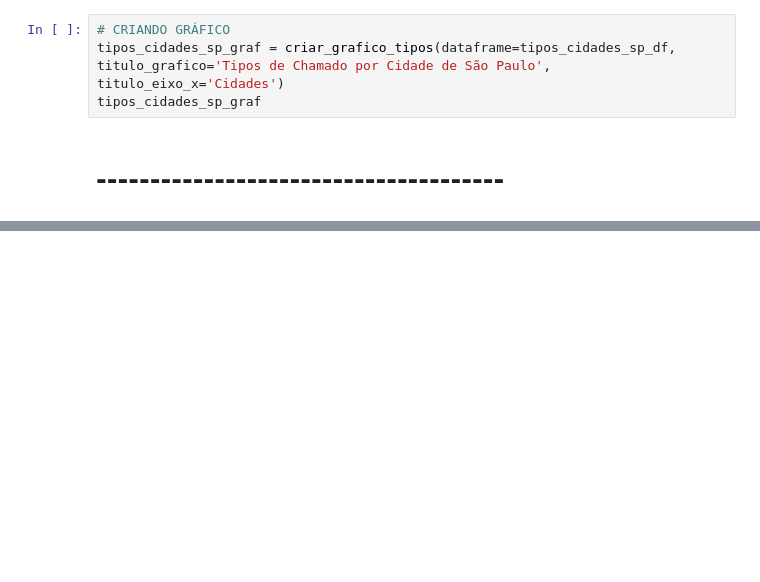
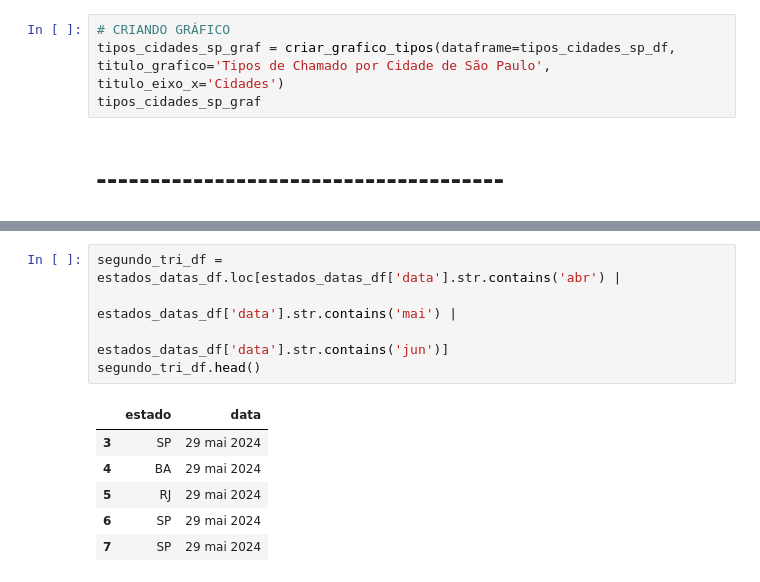
Before and after one commit to gabrielfalanga/gs-python, a Jupyter notebook: analise.ipynb, the cells around one changed output, grey strips where cells are left out. Drawn from its saved outputs; the diff is of its cells as text; blank space fills up the shorter version.

```diff
--- a/analise.ipynb
+++ b/analise.ipynb
@@ -221,0 +333,12 @@ tipos_cidades_sp_graf
+# %%
+segundo_tri_df = estados_datas_df.loc[estados_datas_df['data'].str.contains('abr') |
+                                      estados_datas_df['data'].str.contains('mai') |
+                                      estados_datas_df['data'].str.contains('jun')]
+segundo_tri_df.head()
+# %% [output]
+|  | estado | data |
+| 3 | SP | 29 mai 2024 |
+| 4 | BA | 29 mai 2024 |
+| 5 | RJ | 29 mai 2024 |
+| 6 | SP | 29 mai 2024 |
+| 7 | SP | 29 mai 2024 |
```
Also changed, not shown: parts of 9 cells of this notebook.
